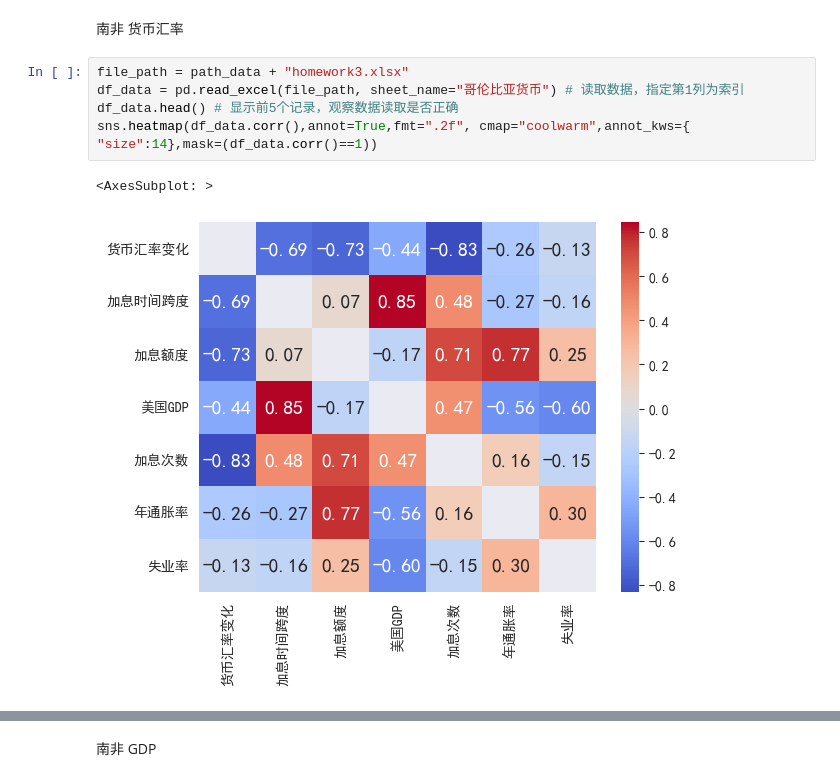
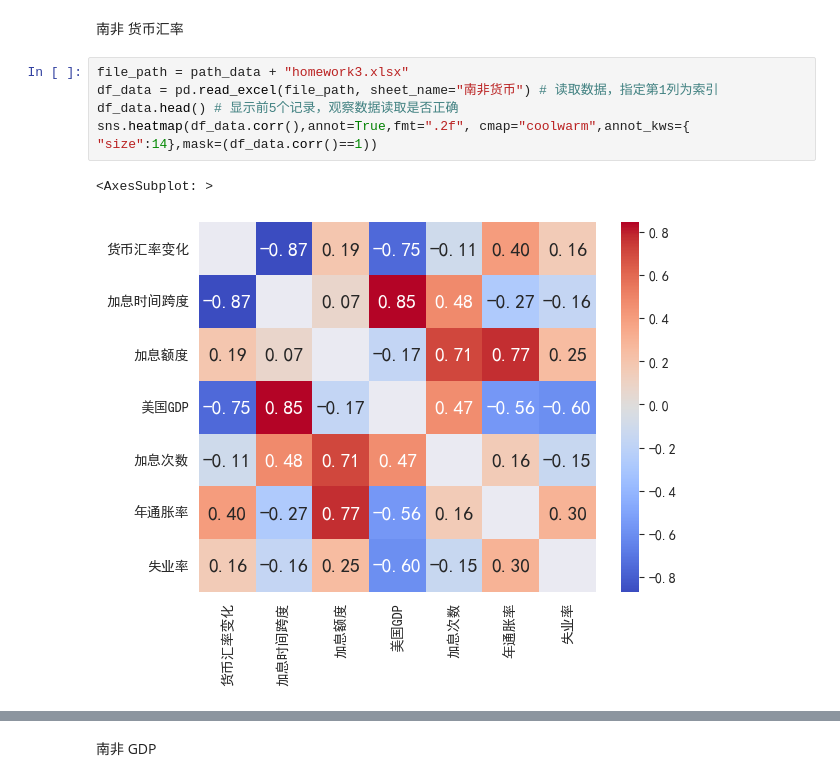
Before and after one commit to 555-zlq/Multivariate-statistical-analysis, a Jupyter notebook: homework/homework3/第三次作业.ipynb, the cells around one changed output, grey strips where cells are left out. Drawn from its saved outputs; the diff is of its cells as text.

```diff
--- a/homework/homework3/第三次作业.ipynb
+++ b/homework/homework3/第三次作业.ipynb
@@ -70,12 +70,12 @@ Notes:
 南非 货币汇率
 # %%
 file_path = path_data + "homework3.xlsx"
-df_data = pd.read_excel(file_path, sheet_name="哥伦比亚货币") # 读取数据，指定第1列为索引
+df_data = pd.read_excel(file_path, sheet_name="南非货币") # 读取数据，指定第1列为索引
 df_data.head() # 显示前5个记录，观察数据读取是否正确
 sns.heatmap(df_data.corr(),annot=True,fmt=".2f", cmap="coolwarm",annot_kws={ "size":14},mask=(df_data.corr()==1))
 # %% [output]
 <AxesSubplot: >
-[figure, old version]
+[figure, new version]
 # %%
 sns.pairplot(df_data, height=1.2, aspect=1.3,diag_kind="kde")
 plt.tight_layout()
```
Also changed, not shown: parts of 5 cells of this notebook, 7 other files.
